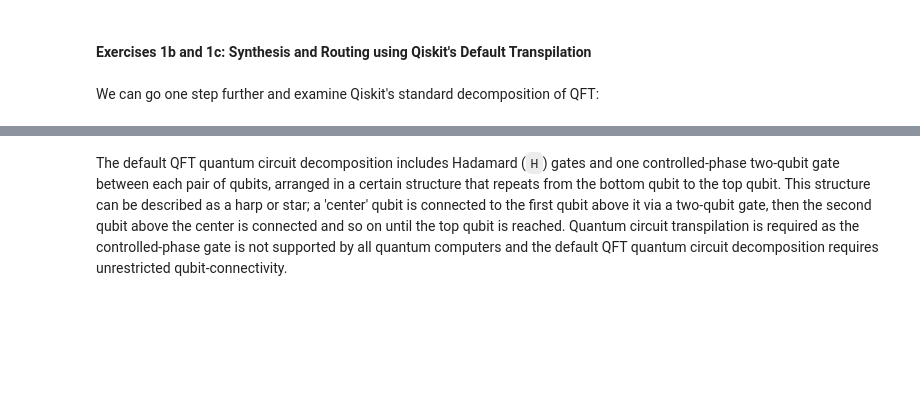
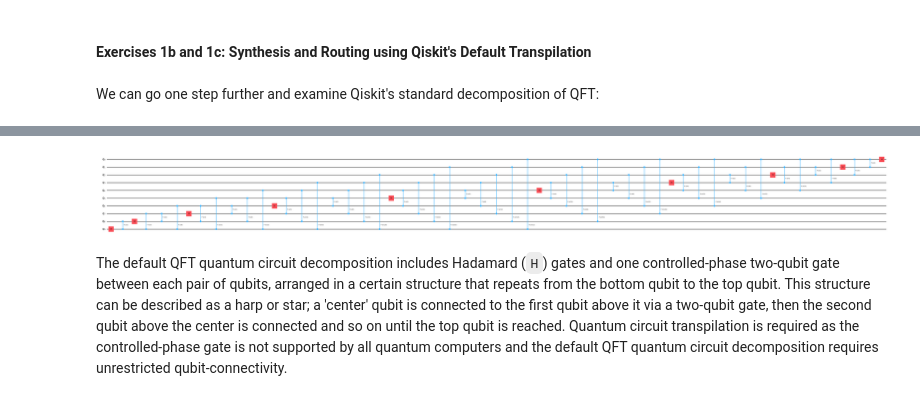
Before and after one commit to CapriciousSun/Quantum-Computing, a Jupyter notebook: Code/Qiskit Summer School/lab1.ipynb, the cells around one changed output, grey strips where cells are left out. Cells and saved outputs as stored; diff of their text form; code cells hidden in the pictures; blank space fills up the shorter version.

```diff
--- a/Code/Qiskit Summer School/lab1.ipynb
+++ b/Code/Qiskit Summer School/lab1.ipynb
@@ -203,3 +201,16 @@ q_9: ┤ H ├─■─────────────■──────
+# %%
+from qiskit.transpiler.passes.basis import Decompose
+from qiskit.converters.dag_to_circuit import dag_to_circuit
+
+dag = circuit_to_dag(qc, copy_operations=True)
+dag = HighLevelSynthesis().run(dag=dag)
+pass_ = Decompose()
+dag = pass_.run(dag)
+qc_dec_unopt = dag_to_circuit(dag, copy_operations=True)
+
+qc_dec_unopt.draw("mpl", fold=-1)
+# %% [output]
+[figure, added]
 # %% [markdown]
 The default QFT quantum circuit decomposition includes Hadamard (`H`) gates and one controlled-phase two-qubit gate between each pair of qubits, arranged in a certain structure that repeats from the bottom qubit to the top qubit.
 This structure can be described as a harp or star; a 'center' qubit is connected to the first qubit above it via a two-qubit gate, then the second qubit above the center is connected and so on until the top qubit is reached.
```
Also changed, not shown: parts of 43 cells of this notebook, 8 other files.
